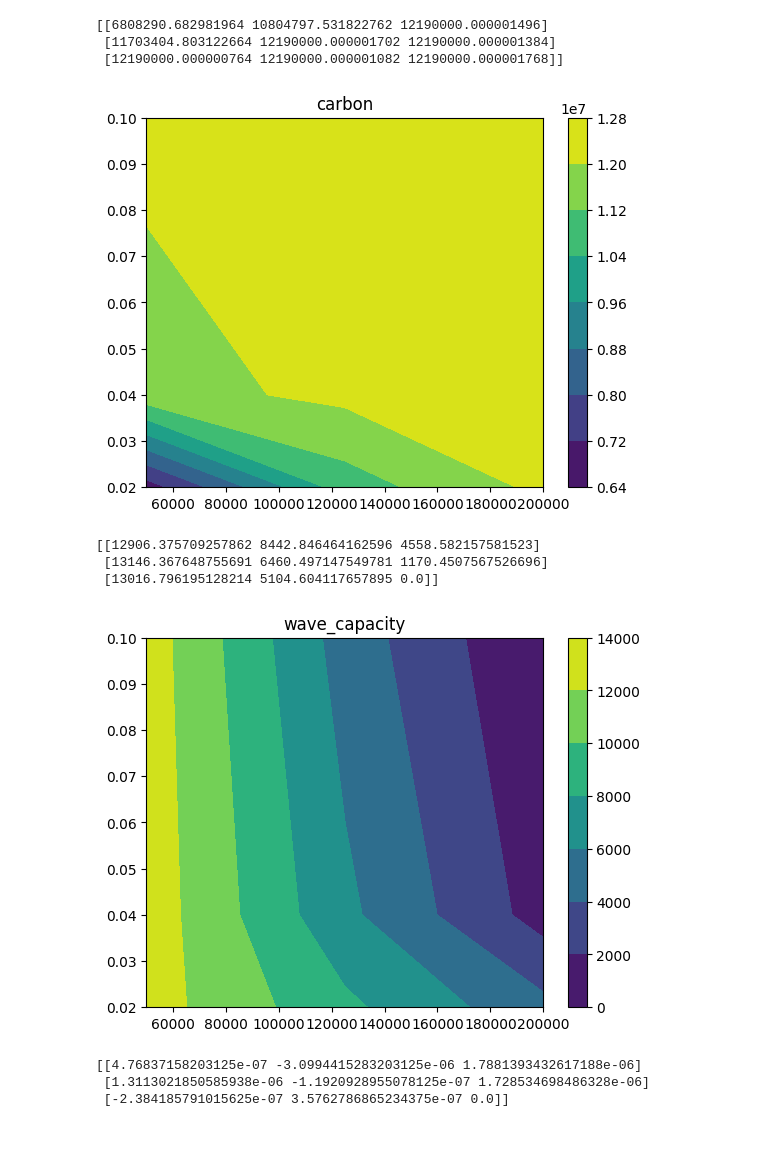
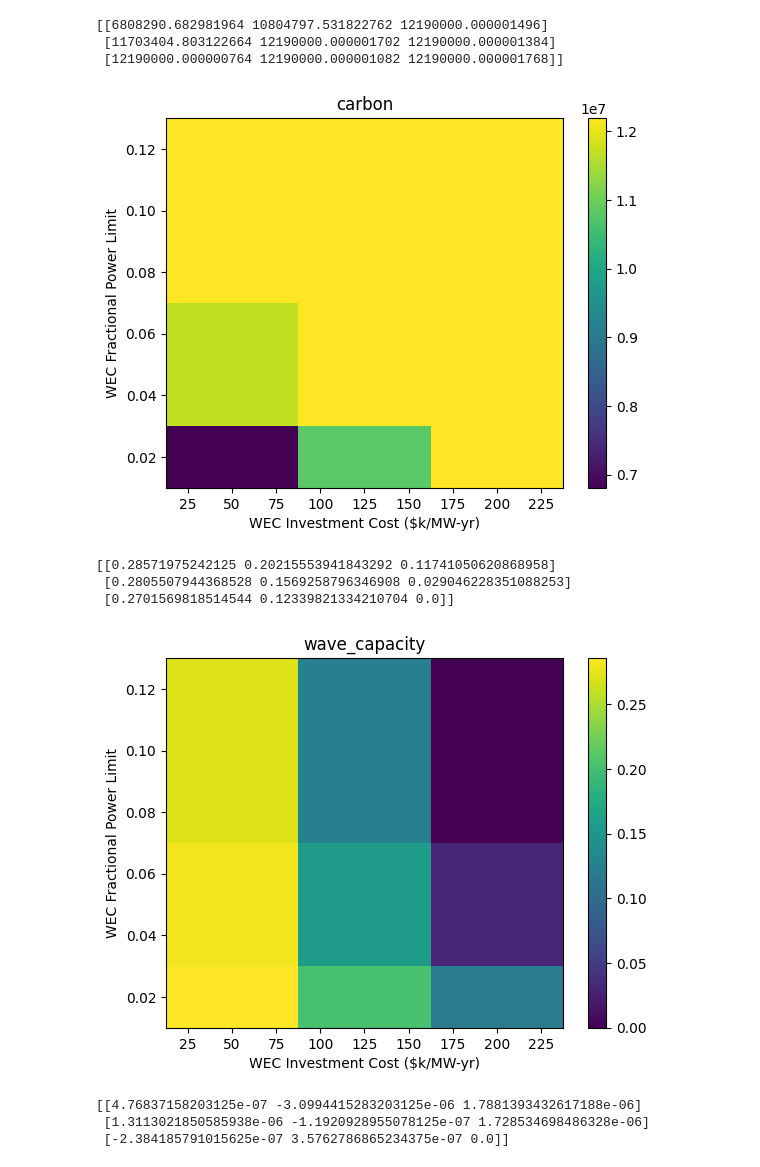
Before and after one commit to symbiotic-engineering/WEC-DECIDER, a Jupyter notebook: modules/CEM/analyze_results.ipynb, the cells around one changed output. Saved outputs shown, nothing was run; the diff lists cells and outputs as text; code cells hidden in the pictures; blank space fills up the shorter version.

Commit message:
better plots

```diff
--- a/modules/CEM/analyze_results.ipynb
+++ b/modules/CEM/analyze_results.ipynb
@@ -24,7 +24,7 @@ for case in np.arange(1,len(inputs)+1):
     system_cost = system_cost_df['Total'].loc['cTotal']
     carbon = carbon_df['Total'].loc['AnnualSum']
     wave_profit = wave_profit_df['Profit'].loc['NENGREST_wave']
-    wave_capacity = wave_capacity_df['EndCap'].loc['NENGREST_wave']
+    wave_capacity = wave_capacity_df['EndCap'].loc['NENGREST_wave'] / wave_capacity_df['EndCap'].loc['Total']
     outputs.loc[idx] = [system_cost,carbon,wave_capacity,wave_profit]
 
 print(outputs)
@@ -38,8 +38,10 @@ power_lim = np.reshape(inputs.Notes.values,       square_tuple)
 for output in output_cols:
     output_reshaped = np.reshape(outputs[output].values, square_tuple)
     print(output_reshaped)
-    plt.contourf(wec_cost,power_lim,output_reshaped.astype(float))
+    plt.pcolormesh(wec_cost/1000,power_lim,output_reshaped.astype(float))
     plt.title(output)
+    plt.xlabel('WEC Investment Cost ($k/MW-yr)')
+    plt.ylabel('WEC Fractional Power Limit')
     plt.colorbar()
     plt.show()
 # %% [output]
@@ -60,11 +62,11 @@ for output in output_cols:
 [[6808290.682981964 10804797.531822762 12190000.000001496]
  [11703404.803122664 12190000.000001702 12190000.000001384]
  [12190000.000000764 12190000.000001082 12190000.000001768]]
-[figure, old version]
+[figure, new version]
-[[12906.375709257862 8442.846464162596 4558.582157581523]
- [13146.367648755691 6460.497147549781 1170.4507567526696]
- [13016.796195128214 5104.604117657895 0.0]]
+[[0.28571975242125 0.20215553941843292 0.11741050620868958]
+ [0.2805507944368528 0.1569258796346908 0.029046228351088253]
+ [0.2701569818514544 0.12339821334210704 0.0]]
-[figure, old version]
+[figure, new version]
 [[4.76837158203125e-07 -3.0994415283203125e-06 1.7881393432617188e-06]
  [1.3113021850585938e-06 -1.1920928955078125e-07 1.728534698486328e-06]
  [-2.384185791015625e-07 3.5762786865234375e-07 0.0]]
```
Also changed, not shown: parts of 1 cell of this notebook.
